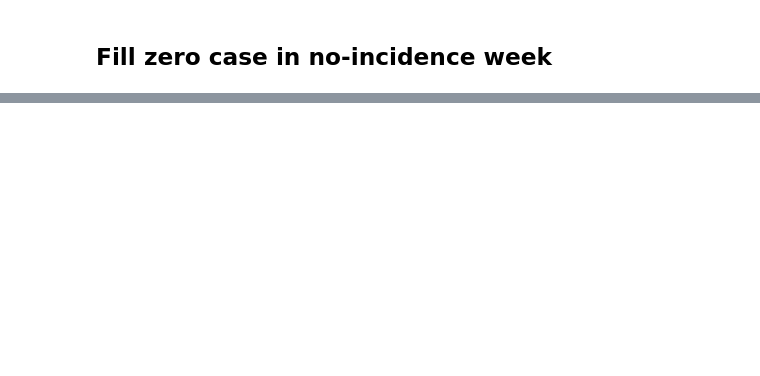
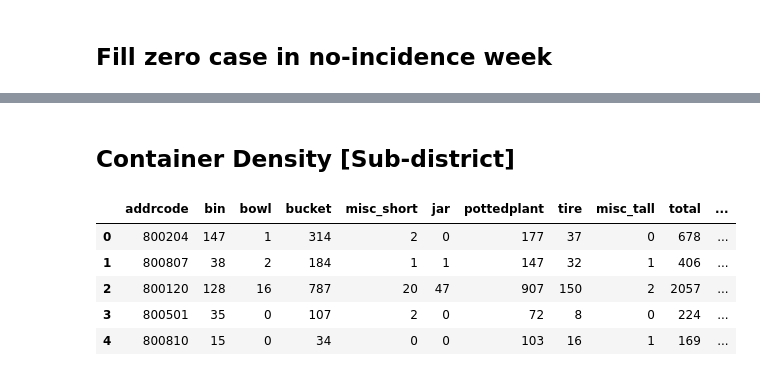
Before and after one commit to boonpakornn/dengue_data_statistic, a Jupyter notebook: Data Statistics.ipynb, the cells around one changed output, grey strips where cells are left out. Cells and saved outputs as stored; diff of their text form; code cells hidden in the pictures; blank space fills up the shorter version.

```diff
--- a/Data Statistics.ipynb
+++ b/Data Statistics.ipynb
@@ -452,0 +604,4 @@ df_df_bangkok_2014_2016_dist = df_df_bangkok_2014_2016_dist.drop('index', axis=1
+# %%
+df_subdist_area = pd.read_csv(os.path.join('Data','Area and GSV','csv','subdistricts-area.csv'))
+df_subdist_area['addrcode'] = df_subdist_area['addrcode'].astype(str)
+df_subdist_area.head()
@@ -452,0 +726,35 @@ df_df_bangkok_2014_2016_dist = df_df_bangkok_2014_2016_dist.drop('index', axis=1
+# %% [markdown]
+## Container Density [Sub-district]
+# %%
+df_detection = pd.read_csv(os.path.join('Data','Breeding-sites','csv','addrcode-index','detection.csv'))
+df_detection['addrcode'] = df_detection['addrcode'].astype(str)
+df_detection = df_detection.drop('date',axis = 1)
+# %%
+list = ['102702','102703']
+for i in range(len(list)):
+     df_detection = df_detection[df_detection.addrcode != list[i]]
+# %%
+df_detection_bangkok = df_detection.loc[df_detection['addrcode'].str[:2] == '10']
+df_detection_bangkok = df_detection_bangkok.reset_index()
+df_detection_bangkok = df_detection_bangkok.drop('index',axis = 1)
+df_detection_bangkok.to_csv('container_bangkok_subdist.csv',encoding = 'utf-8')
+df_detection_krabi = df_detection.loc[df_detection['addrcode'].str[:2] == '81']
+df_detection_krabi = df_detection_krabi.reset_index()
+df_detection_krabi = df_detection_krabi.drop('index',axis = 1)
+df_detection_krabi.to_csv('container_krabi_subdist.csv',encoding = 'utf-8')
+df_detection_nst = df_detection.loc[df_detection['addrcode'].str[:2] == '80']
+df_detection_nst = df_detection_nst.reset_index()
+df_detection_nst = df_detection_nst.drop('index',axis = 1)
+df_detection_nst.to_csv('container_NST_subdist.csv',encoding = 'utf-8')
+# %%
+## for Bangkok, NST, Krabi
+df_cd = pd.merge(df_detection_nst,df_subdist_area, on = 'addrcode', how = 'inner')
+df_cd['area'] = df_cd['area']/10
+df_cd.head()
+# %% [output]
+|  | addrcode | bin | bowl | bucket | misc_short | jar | pottedplant | tire | misc_tall | total | ... |
+| 0 | 800204 | 147 | 1 | 314 | 2 | 0 | 177 | 37 | 0 | 678 | ... |
+| 1 | 800807 | 38 | 2 | 184 | 1 | 1 | 147 | 32 | 1 | 406 | ... |
+| 2 | 800120 | 128 | 16 | 787 | 20 | 47 | 907 | 150 | 2 | 2057 | ... |
+| 3 | 800501 | 35 | 0 | 107 | 2 | 0 | 72 | 8 | 0 | 224 | ... |
+| 4 | 800810 | 15 | 0 | 34 | 0 | 0 | 103 | 16 | 1 | 169 | ... |
```
Also changed, not shown: parts of 231 cells of this notebook, 27 other files.
